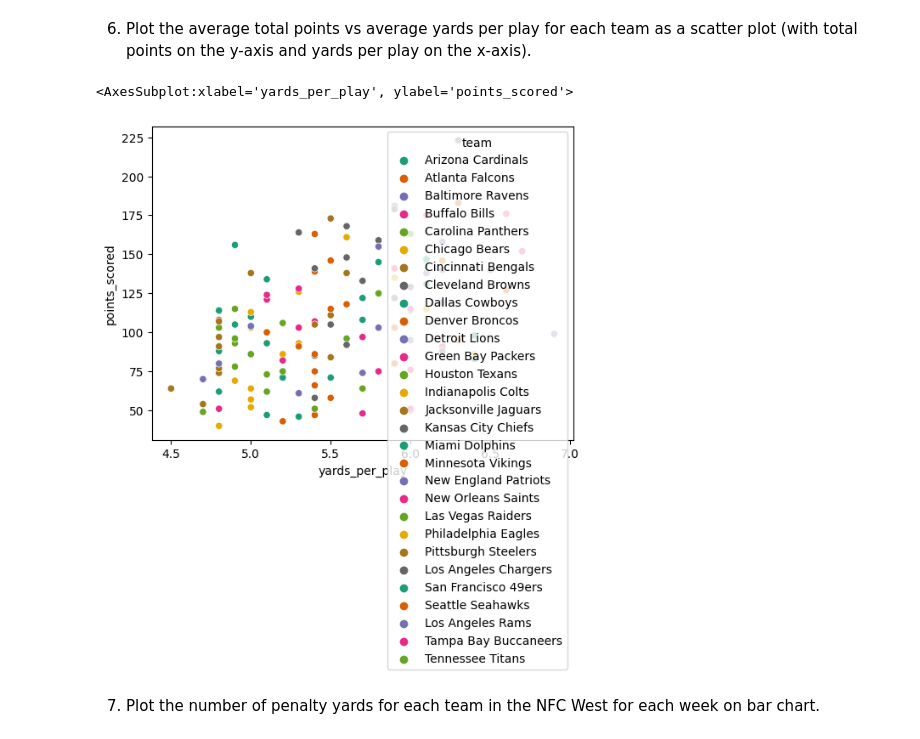
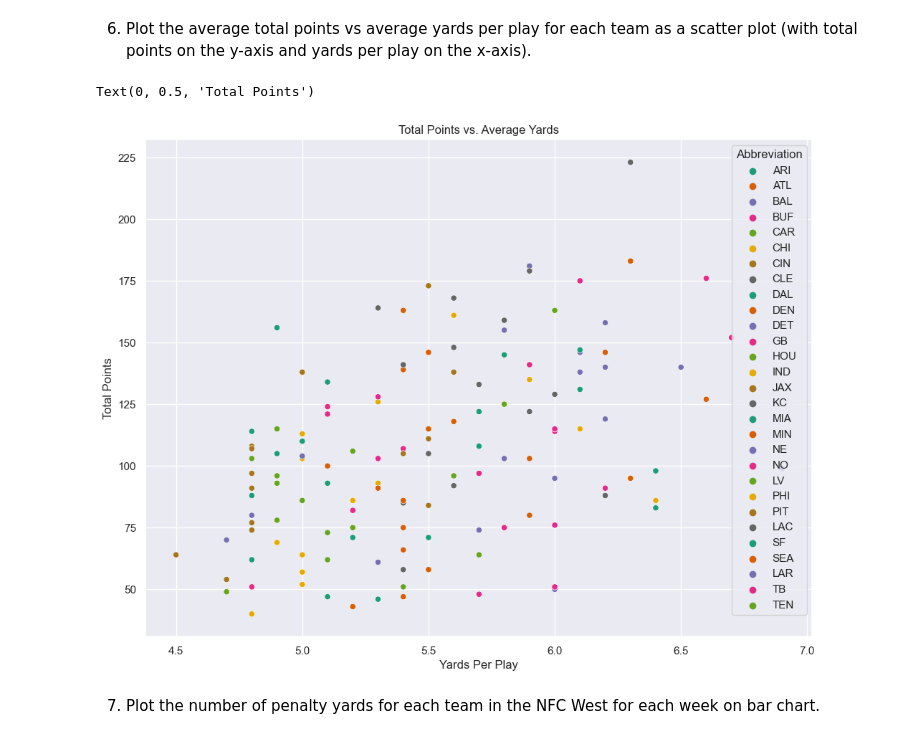
Before and after one commit to Jellis187/CIS277-FA22-Lab6, a Jupyter notebook: Lab6.ipynb, the cells around one changed output. Drawn from its saved outputs; the diff is of its cells as text; code cells hidden in the pictures.

```diff
--- a/Lab6.ipynb
+++ b/Lab6.ipynb
@@ -60,0 +60,9 @@ sns.histplot(x=final_df.team, y= final_df.passing_yards, data= final_df)
+# %%
+
+sns.set(rc ={'figure.figsize':(12,9)})
+sns.barplot ( x= final_df.Abbreviation, y = final_df.passing_yards, data=final_df, ci = False, estimator =np.sum, color ="maroon")
+sns.barplot(x=final_df.Abbreviation, y=final_df.rushing_yards, data=final_df, ci = False, color = 'gold')
+plt.title('Average Passing vs. Average Rushing')
+plt.xlabel("Team Abbreviations")
+plt.ylabel("Average Yards")
+plt.show()
@@ -70,8 +90,13 @@ sns.scatterplot(x=final_df['1st_downs'], y=final_df.total_yards, hue=final_df.te
 # %% [markdown]
 5. Plot the penalty yards for the Balitmore Ravens and the LA Rams for each week as a line chart (with week on the x-axis and penalty yards on the y-axis).
 # %%
-raven = final_df[(final_df.team == "Baltimore Ravens")]
-ram = final_df[(final_df.team == "LA Rams")]
-sns.lineplot(x=raven.Week, y = raven.penalty_yards, data=final_df, hue = raven.Week)
-sns.lineplot(x=ram.Week, y=ram.penalty_yards, data=final_df, hue= ram.Week)
+sns.set(rc ={'figure.figsize':(12,9)})
+raven = final_df[(final_df.Name== "Baltimore Ravens")]
+ram=final_df[(final_df.Name=="Los Angeles Rams")]
+sns.lineplot(x=raven.Week, y=raven.penalty_yards, data = final_df, color = "purple")
+sns.lineplot(x=ram.Week, y= ram.penalty_yards, data=final_df, color="blue")
+plt.title("Ravens vs. Rams")
+plt.xlabel("Week")
+plt.ylabel("Penalty Yards")
+plt.show()
 # %% [output]
@@ -81,9 +105,12 @@ sns.lineplot(x=ram.Week, y=ram.penalty_yards, data=final_df, hue= ram.Week)
 6. Plot the average total points vs average yards per play for each team as a scatter plot (with total points on the y-axis and yards per play on the x-axis).
 # %%
 final_df.groupby("team")['points_scored', 'yards_per_play'].mean()
-sns.scatterplot(x=final_df.yards_per_play, y=final_df.points_scored, data=final_df, hue= final_df.team,palette= "Dark2")
+sns.scatterplot(x=final_df.yards_per_play, y=final_df.points_scored, data=final_df, hue= final_df.Abbreviation,palette= "Dark2")
+plt.title("Total Points vs. Average Yards")
+plt.xlabel("Yards Per Play")
+plt.ylabel("Total Points")
 # %% [output]
-<AxesSubplot:xlabel='yards_per_play', ylabel='points_scored'>
+Text(0, 0.5, 'Total Points')
-[figure, old version]
+[figure, new version]
 # %% [markdown]
 7. Plot the number of penalty yards for each team in the NFC West for each week on bar chart.
```
Also changed, not shown: parts of 8 cells of this notebook.
